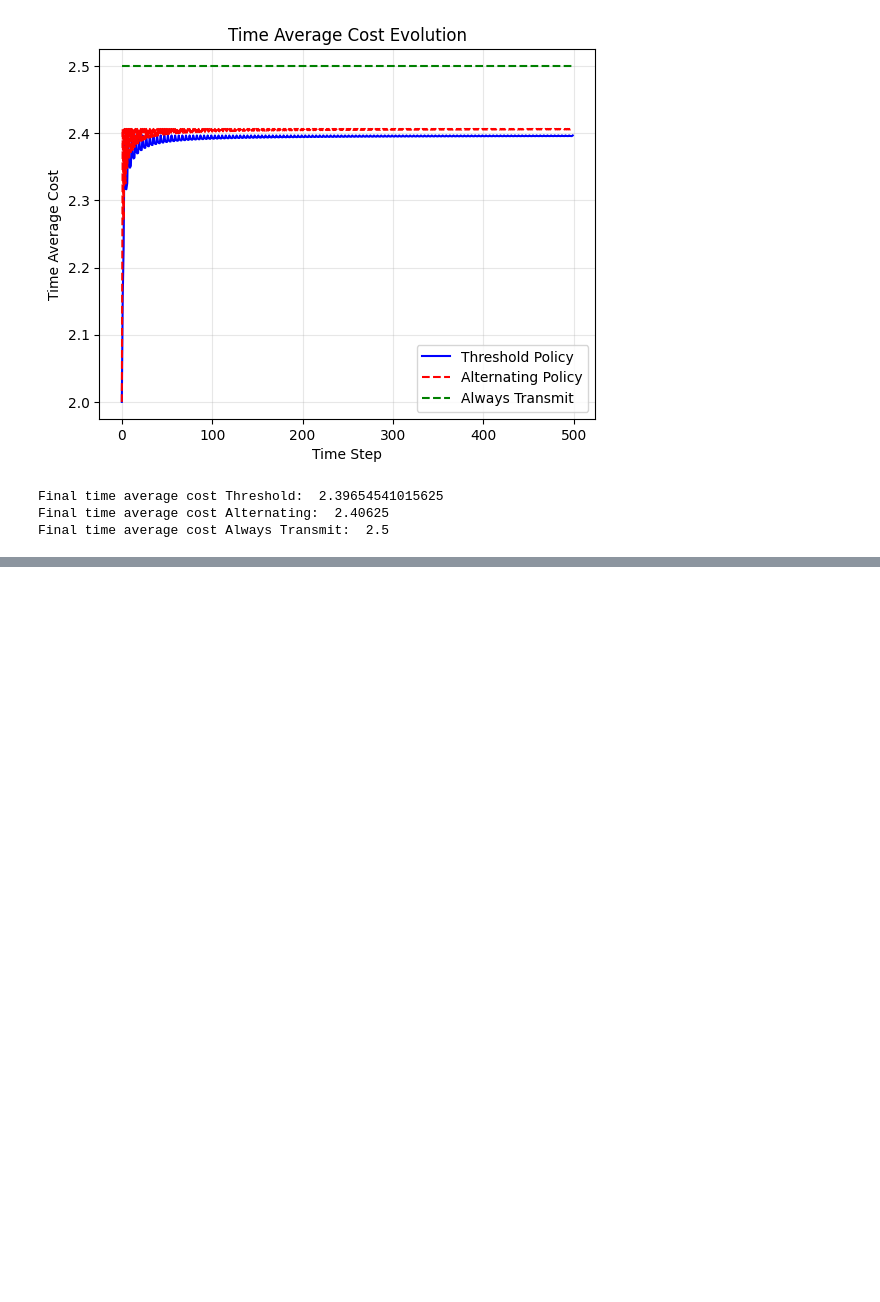
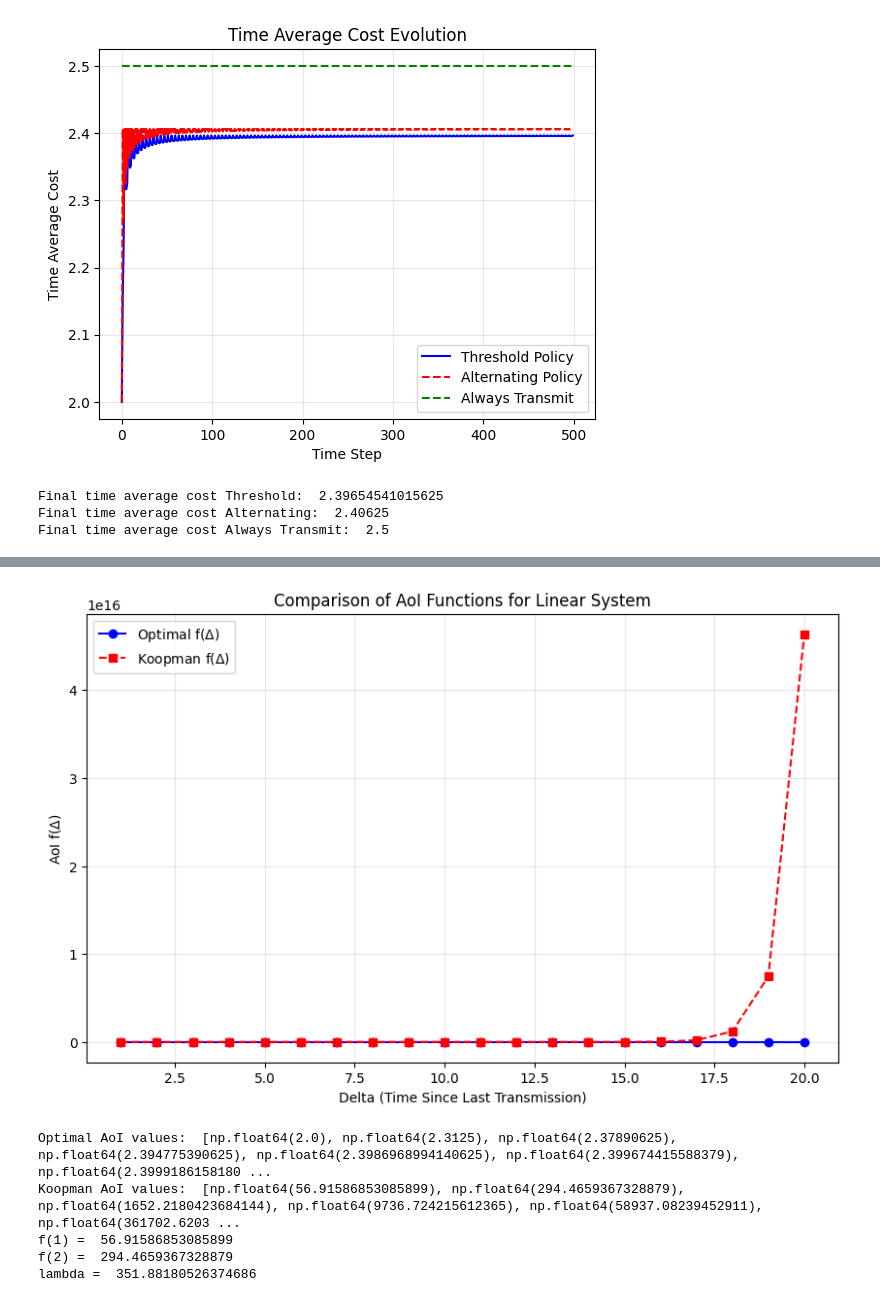
Before and after one commit to Jw1836/Nonlinear-Error-Monitoring-Minimization, a Jupyter notebook: nonlinear_monitoring.ipynb, the cells around one changed output, grey strips where cells are left out. Drawn from its saved outputs; the diff is of its cells as text; code cells hidden in the pictures; blank space fills up the shorter version.

```diff
--- a/nonlinear_monitoring.ipynb
+++ b/nonlinear_monitoring.ipynb
@@ -1320,0 +1482,26 @@ Final time average cost Always Transmit:  2.5
+# %%
+#plot the f aoi function for both optimal and koopman
+delta_values = list(range(1, 21))
+aoi_optimal_values = [f_AOI(G, Sigma, delta) for delta in delta_values]
+aoi_koopman_values = [upper_upper_bound(K_rls_no_noise_k_t, K_rls_noise_k_t, delta) for delta in delta_values]
+plt.figure(figsize=(10, 6))
+plt.plot(delta_values, aoi_optimal_values, marker='o', linestyle='-', color='blue', label='Optimal f($\\Delta$)')
+plt.plot(delta_values, aoi_koopman_values, marker='s', linestyle='--', color='red', label='Koopman f($\\Delta$)')
+plt.xlabel('Delta (Time Since Last Transmission)')
+plt.ylabel('AoI f($\\Delta$)')
+plt.title('Comparison of AoI Functions for Linear System')
+plt.legend()
+plt.grid(True, alpha=0.3)
+plt.show()
+print("Optimal AoI values: ", aoi_optimal_values)
+print("Koopman AoI values: ", aoi_koopman_values)
+print("f(1) = ", aoi_koopman_values[0])
+print("f(2) = ", aoi_koopman_values[1])
+print("lambda = ", (aoi_koopman_values[0] + aoi_koopman_values[1] + C) / 1)
+# %% [output]
+[figure, added]
+Optimal AoI values:  [np.float64(2.0), np.float64(2.3125), np.float64(2.37890625), np.float64(2.394775390625), np.float64(2.3986968994140625), np.float64(2.399674415588379), np.float64(2.3999186158180 ...
+Koopman AoI values:  [np.float64(56.91586853085899), np.float64(294.4659367328879), np.float64(1652.2180423684144), np.float64(9736.724215612365), np.float64(58937.08239452911), np.float64(361702.6203 ...
+f(1) =  56.91586853085899
+f(2) =  294.4659367328879
+lambda =  351.88180526374686
```
Also changed, not shown: parts of 3 cells of this notebook, 4 other files.
